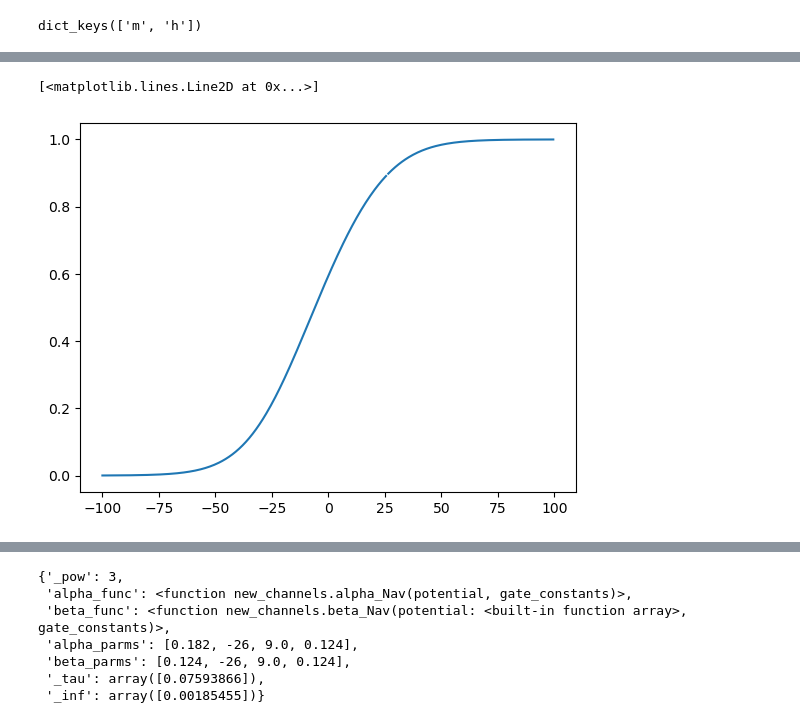
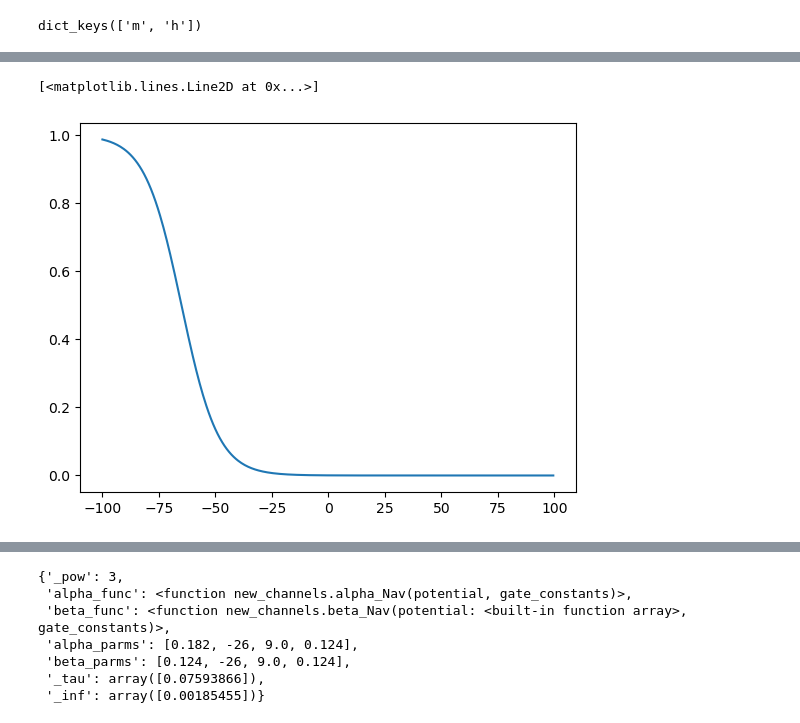
Before and after one commit to fergplace/renshaw_models, a Jupyter notebook: testing_notebook.ipynb, the cells around one changed output, grey strips where cells are left out. Drawn from its saved outputs; the diff is of its cells as text; code cells hidden in the pictures.

```diff
--- a/testing_notebook.ipynb
+++ b/testing_notebook.ipynb
@@ -36,5 +60,5 @@ potenial = np.arange(-100, 100, 0.5)
 # %%
-plt.plot(potenial, inf_values[0,0,:] )
+plt.plot(potenial, inf_values[1,0,:] )
 # %% [output]
 [<matplotlib.lines.Line2D at 0x...>]
-[figure, old version]
+[figure, new version]
```
Also changed, not shown: parts of 2 cells of this notebook, 2 other files.
